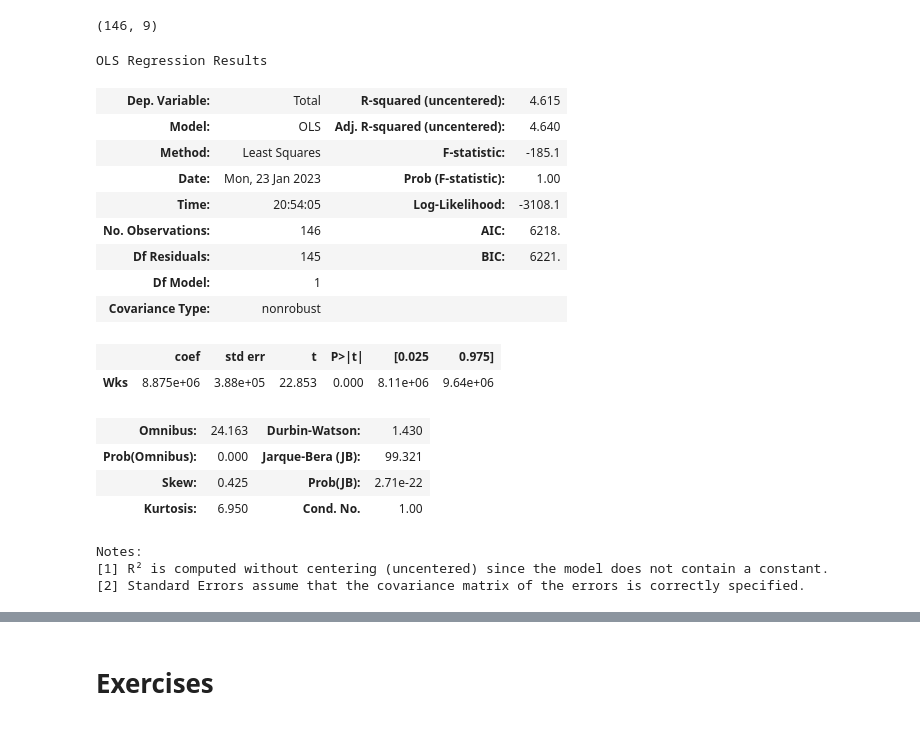
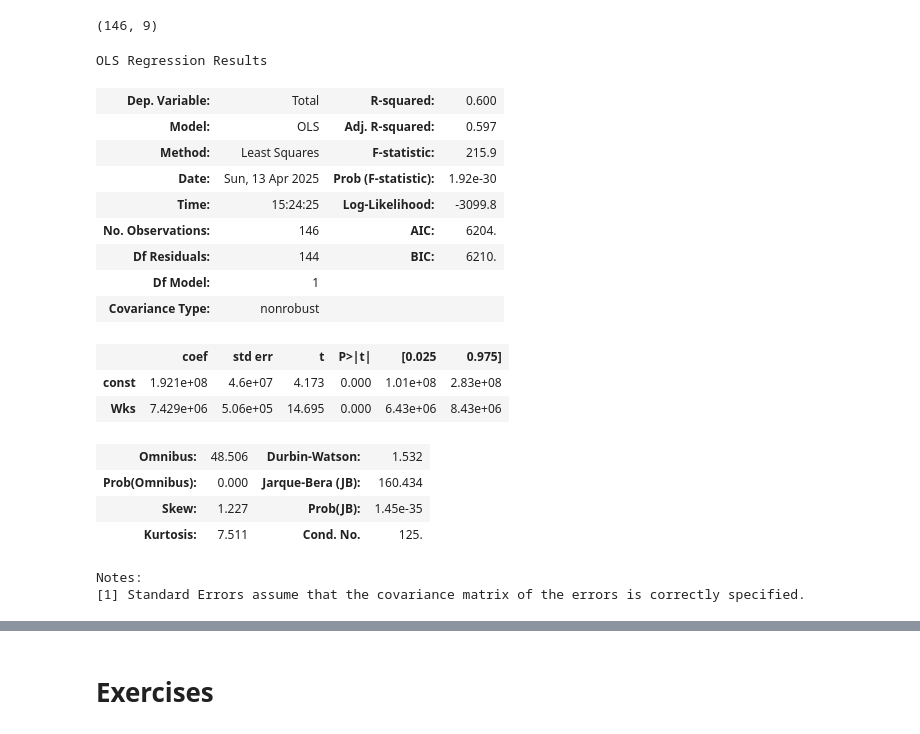
Before and after one commit to traders/Jupyter-Tutorial, a Jupyter notebook: Tutorial 1-23-2023_completed.ipynb, the cells around one changed output, grey strips where cells are left out. Cells and saved outputs as stored; diff of their text form; code cells hidden in the pictures.

```diff
--- a/Tutorial 1-23-2023_completed.ipynb
+++ b/Tutorial 1-23-2023_completed.ipynb
@@ -561,32 +561,33 @@ regression_df.shape
 (146, 9)
 # %%
 # sm.OLS(y, X)
-# there is no intercept term by default
-model = sm.OLS(regression_df.Total, regression_df.Wks)
+X = sm.add_constant(regression_df.Wks)
+model = sm.OLS(regression_df.Total, X)
+result = model.fit()
 
 result = model.fit()
 
 result.summary()
 # %% [output]
 OLS Regression Results
-| Dep. Variable: | Total | R-squared (uncentered): | 4.615 |
-| Model: | OLS | Adj. R-squared (uncentered): | 4.640 |
-| Method: | Least Squares | F-statistic: | -185.1 |
-| Date: | Mon, 23 Jan 2023 | Prob (F-statistic): | 1.00 |
-| Time: | 20:54:05 | Log-Likelihood: | -3108.1 |
-| No. Observations: | 146 | AIC: | 6218. |
-| Df Residuals: | 145 | BIC: | 6221. |
+| Dep. Variable: | Total | R-squared: | 0.600 |
+| Model: | OLS | Adj. R-squared: | 0.597 |
+| Method: | Least Squares | F-statistic: | 215.9 |
+| Date: | Sun, 13 Apr 2025 | Prob (F-statistic): | 1.92e-30 |
+| Time: | 15:24:25 | Log-Likelihood: | -3099.8 |
+| No. Observations: | 146 | AIC: | 6204. |
+| Df Residuals: | 144 | BIC: | 6210. |
 | Df Model: | 1 |  |  |
 | Covariance Type: | nonrobust |  |  |
 |  | coef | std err | t | P>|t| | [0.025 | 0.975] |
-| Wks | 8.875e+06 | 3.88e+05 | 22.853 | 0.000 | 8.11e+06 | 9.64e+06 |
+| const | 1.921e+08 | 4.6e+07 | 4.173 | 0.000 | 1.01e+08 | 2.83e+08 |
+| Wks | 7.429e+06 | 5.06e+05 | 14.695 | 0.000 | 6.43e+06 | 8.43e+06 |
-| Omnibus: | 24.163 | Durbin-Watson: | 1.430 |
-| Prob(Omnibus): | 0.000 | Jarque-Bera (JB): | 99.321 |
-| Skew: | 0.425 | Prob(JB): | 2.71e-22 |
-| Kurtosis: | 6.950 | Cond. No. | 1.00 |
+| Omnibus: | 48.506 | Durbin-Watson: | 1.532 |
+| Prob(Omnibus): | 0.000 | Jarque-Bera (JB): | 160.434 |
+| Skew: | 1.227 | Prob(JB): | 1.45e-35 |
+| Kurtosis: | 7.511 | Cond. No. | 125. |
 Notes:
-[1] R² is computed without centering (uncentered) since the model does not contain a constant.
-[2] Standard Errors assume that the covariance matrix of the errors is correctly specified.
+[1] Standard Errors assume that the covariance matrix of the errors is correctly specified.
 # %%
 plt.figure(figsize=(16,8))
 
```
Also changed, not shown: parts of 23 cells of this notebook.
